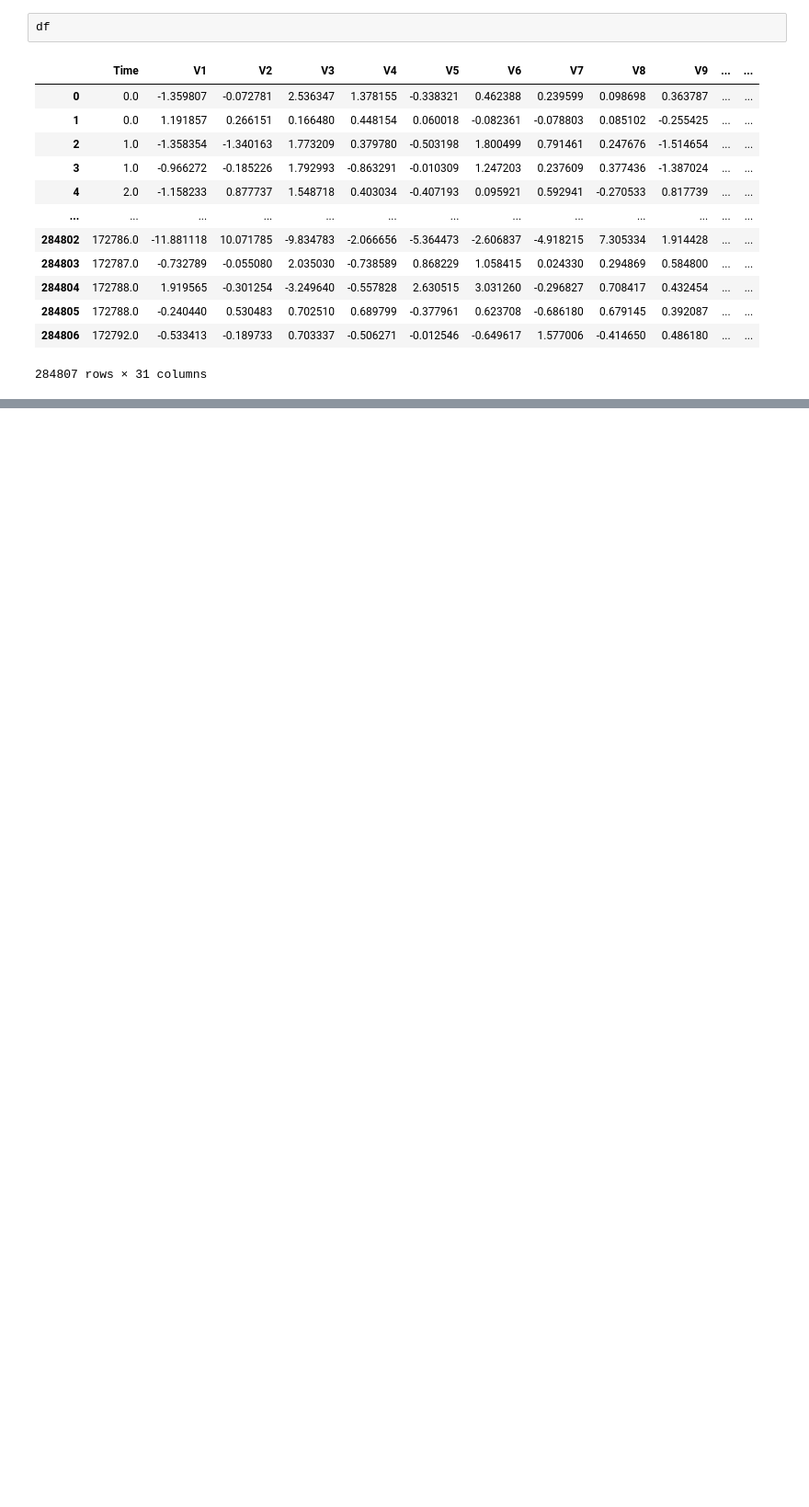
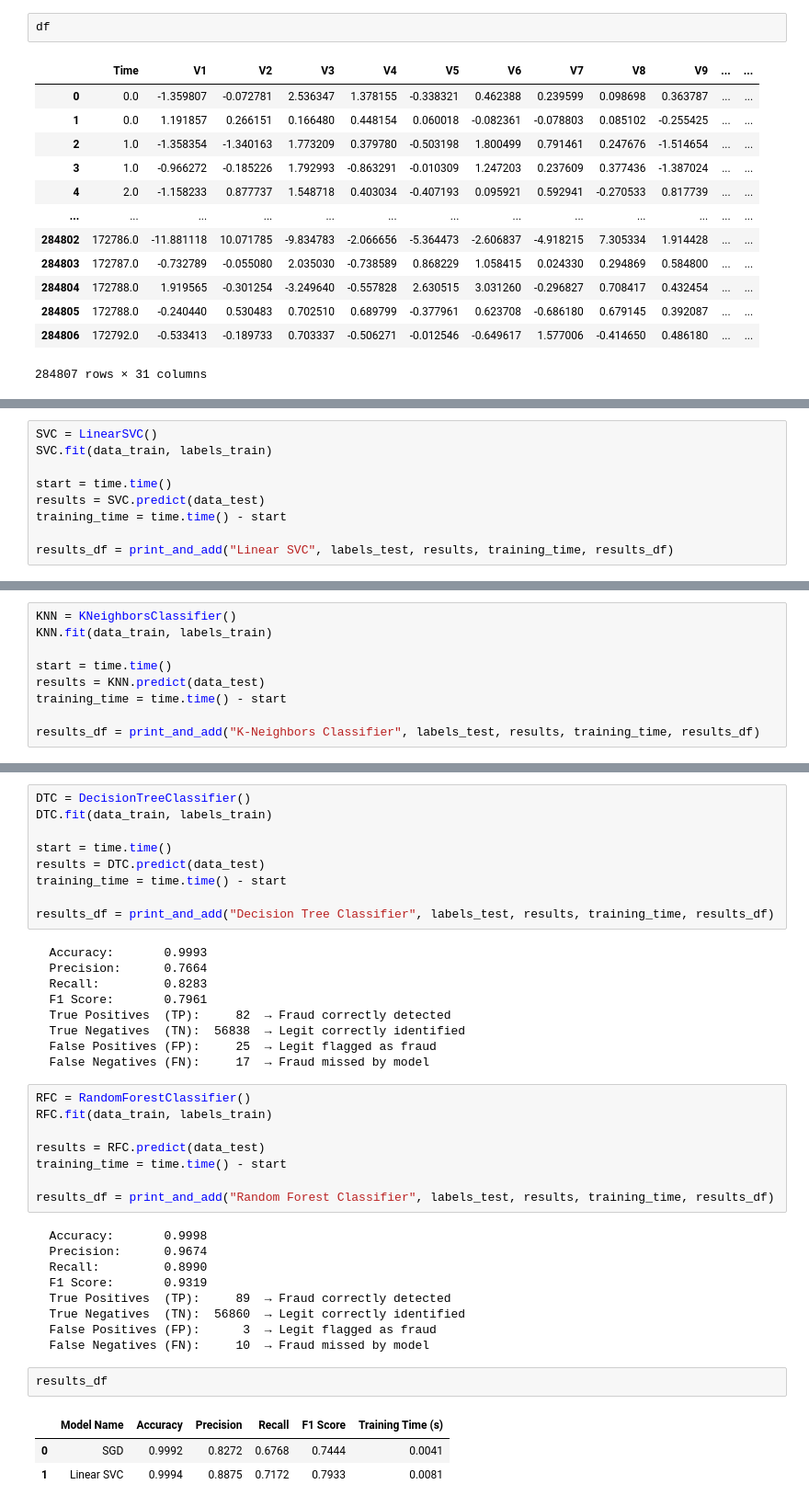
Before and after one commit to jbernardobvdias/ML-Notebooks, a Jupyter notebook: notebooks/credit_card_fraud.ipynb, the cells around one changed output, grey strips where cells are left out. Shown at 92% size. Cells and saved outputs as stored; diff of their text form; blank space fills up the shorter version.

Commit message:
Added models to credit card fraud notebook

```diff
--- a/notebooks/credit_card_fraud.ipynb
+++ b/notebooks/credit_card_fraud.ipynb
@@ -44,0 +156,9 @@ df
+# %%
+SVC = LinearSVC()
+SVC.fit(data_train, labels_train)
+
+start = time.time()
+results = SVC.predict(data_test)
+training_time = time.time() - start
+
+results_df = print_and_add("Linear SVC", labels_test, results, training_time, results_df)
@@ -44,0 +174,9 @@ df
+# %%
+KNN = KNeighborsClassifier()
+KNN.fit(data_train, labels_train)
+
+start = time.time()
+results = KNN.predict(data_test)
+training_time = time.time() - start
+
+results_df = print_and_add("K-Neighbors Classifier", labels_test, results, training_time, results_df)
@@ -44,0 +192,41 @@ df
+# %%
+DTC = DecisionTreeClassifier()
+DTC.fit(data_train, labels_train)
+
+start = time.time()
+results = DTC.predict(data_test)
+training_time = time.time() - start
+
+results_df = print_and_add("Decision Tree Classifier", labels_test, results, training_time, results_df)
+# %% [output]
+  Accuracy:       0.9993
+  Precision:      0.7664
+  Recall:         0.8283
+  F1 Score:       0.7961
+  True Positives  (TP):     82  → Fraud correctly detected
+  True Negatives  (TN):  56838  → Legit correctly identified
+  False Positives (FP):     25  → Legit flagged as fraud
+  False Negatives (FN):     17  → Fraud missed by model
+# %%
+RFC = RandomForestClassifier()
+RFC.fit(data_train, labels_train)
+
+results = RFC.predict(data_test)
+training_time = time.time() - start
+
+results_df = print_and_add("Random Forest Classifier", labels_test, results, training_time, results_df)
+# %% [output]
+  Accuracy:       0.9998
+  Precision:      0.9674
+  Recall:         0.8990
+  F1 Score:       0.9319
+  True Positives  (TP):     89  → Fraud correctly detected
+  True Negatives  (TN):  56860  → Legit correctly identified
+  False Positives (FP):      3  → Legit flagged as fraud
+  False Negatives (FN):     10  → Fraud missed by model
+# %%
+results_df
+# %% [output]
+|  | Model Name | Accuracy | Precision | Recall | F1 Score | Training Time (s) |
+| 0 | SGD | 0.9992 | 0.8272 | 0.6768 | 0.7444 | 0.0041 |
+| 1 | Linear SVC | 0.9994 | 0.8875 | 0.7172 | 0.7933 | 0.0081 |
```
Also changed, not shown: parts of 23 cells of this notebook.
